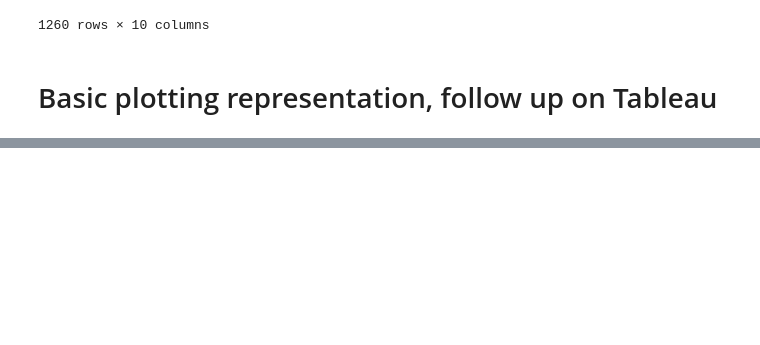
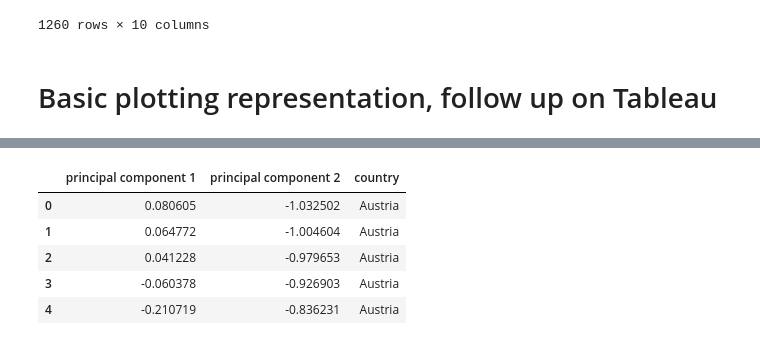
Before and after one commit to AdrienOliva/DS_Exercice, a Jupyter notebook: COVID_World.ipynb, the cells around one changed output, grey strips where cells are left out. Saved outputs shown, nothing was run; the diff lists cells and outputs as text; code cells hidden in the pictures; blank space fills up the shorter version.

```diff
--- a/COVID_World.ipynb
+++ b/COVID_World.ipynb
@@ -167,0 +218,10 @@ df_sum.to_csv('Covid_Clean_DS.csv', index = False)
+# %%
+finalDf = pd.concat([principalDf, df_sum[['country']]], axis = 1)
+finalDf.head(5)
+# %% [output]
+|  | principal component 1 | principal component 2 | country |
+| 0 | 0.080605 | -1.032502 | Austria |
+| 1 | 0.064772 | -1.004604 | Austria |
+| 2 | 0.041228 | -0.979653 | Austria |
+| 3 | -0.060378 | -0.926903 | Austria |
+| 4 | -0.210719 | -0.836231 | Austria |
```
Also changed, not shown: parts of 14 cells of this notebook.
